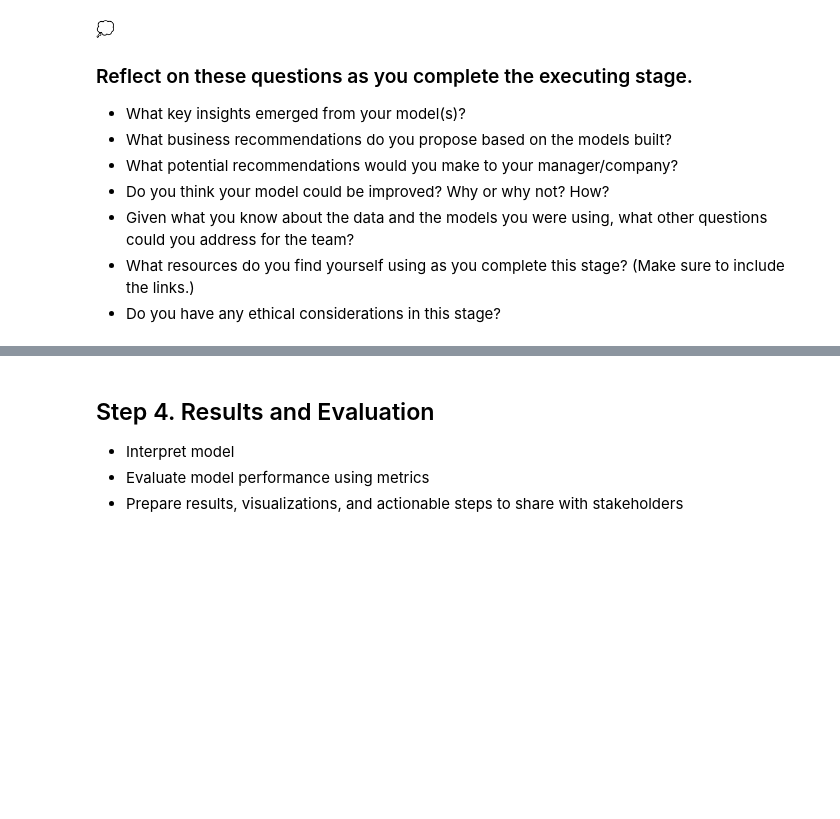
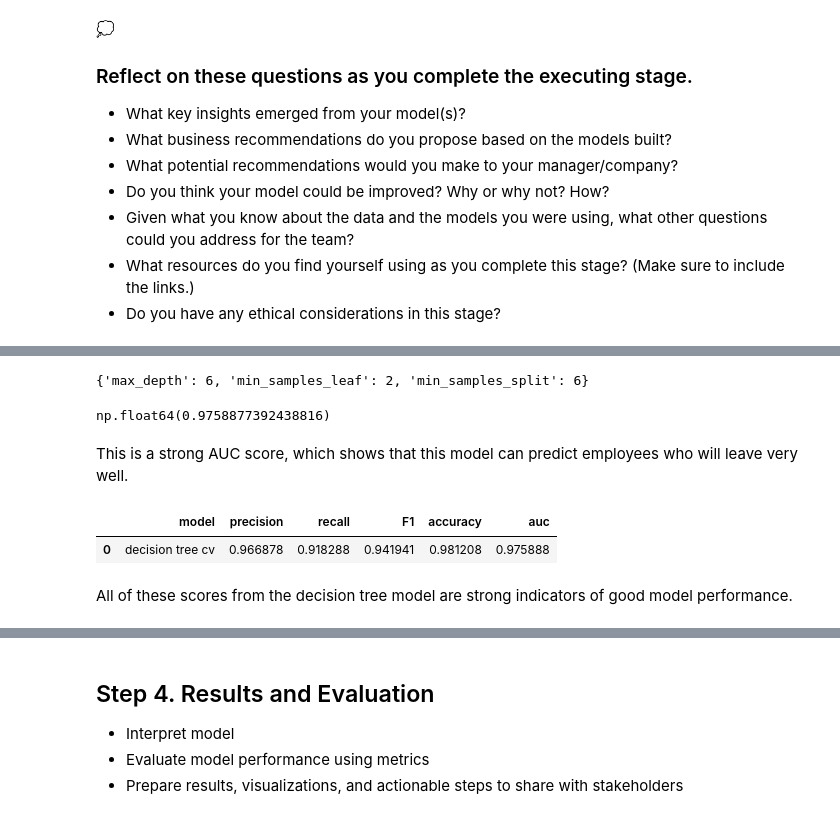
Before and after one commit to Anar-Abdullayev-23/Data-Driven-Suggestionf-for-HR, a Jupyter notebook: notebooks/Data-Driven_Suggestions_for_HR.ipynb, the cells around one changed output, grey strips where cells are left out. Drawn from its saved outputs; the diff is of its cells as text; code cells hidden in the pictures; blank space fills up the shorter version.

Commit message:
Tree model & Forest model

```diff
--- a/notebooks/Data-Driven_Suggestions_for_HR.ipynb
+++ b/notebooks/Data-Driven_Suggestions_for_HR.ipynb
@@ -384,0 +454,3 @@ Double-click to enter your responses here.
+# %%
+X = data1.drop('left', axis=1)
+X.head()
@@ -384,0 +464,3 @@ Double-click to enter your responses here.
+# %%
+#Splitting Data
+X_train, X_test, y_train, y_test = train_test_split(X, y, test_size=0.25, random_state=42, stratify=y)
@@ -384,0 +482,3 @@ Double-click to enter your responses here.
+# %%
+%%time
+tree1.fit(X_train, y_train)
@@ -384,0 +494,53 @@ Double-click to enter your responses here.
+# %%
+# Check best parameters
+tree1.best_params_
+# %% [output]
+{'max_depth': 6, 'min_samples_leaf': 2, 'min_samples_split': 6}
+# %%
+# Check best AUC score on CV
+tree1.best_score_
+# %% [output]
+np.float64(0.9758877392438816)
+# %% [markdown]
+This is a strong AUC score, which shows that this model can predict employees who will leave very well.
+# %%
+# Function for extract all the scores from the grid search
+
+def make_results(model_name:str, model_object, metric:str):
+
+    # Dictionary
+    metric_dict = {'auc': 'mean_test_roc_auc',
+                   'precision': 'mean_test_precision',
+                   'recall': 'mean_test_recall',
+                   'f1': 'mean_test_f1',
+                   'accuracy': 'mean_test_accuracy'
+                  }
+
+    cv_results = pd.DataFrame(model_object.cv_results_)
+    best_estimator_results = cv_results.iloc[cv_results[metric_dict[metric]].idxmax(), :]
+
+    auc = best_estimator_results.mean_test_roc_auc
+    f1 = best_estimator_results.mean_test_f1
+    recall = best_estimator_results.mean_test_recall
+    precision = best_estimator_results.mean_test_precision
+    accuracy = best_estimator_results.mean_test_accuracy
+
+    table = pd.DataFrame()
+    table = pd.DataFrame({'model': [model_name],
+                          'precision': [precision],
+                          'recall': [recall],
+                          'F1': [f1],
+                          'accuracy': [accuracy],
+                          'auc': [auc]
+                        })
+
+    return table
+# %%
+# all CV scores
+tree1_cv_results = make_results('decision tree cv', tree1, 'auc')
+tree1_cv_results
+# %% [output]
+|  | model | precision | recall | F1 | accuracy | auc |
+| 0 | decision tree cv | 0.966878 | 0.918288 | 0.941941 | 0.981208 | 0.975888 |
+# %% [markdown]
+All of these scores from the decision tree model are strong indicators of good model performance.
```
Also changed, not shown: parts of 28 cells of this notebook, 1 other file.
